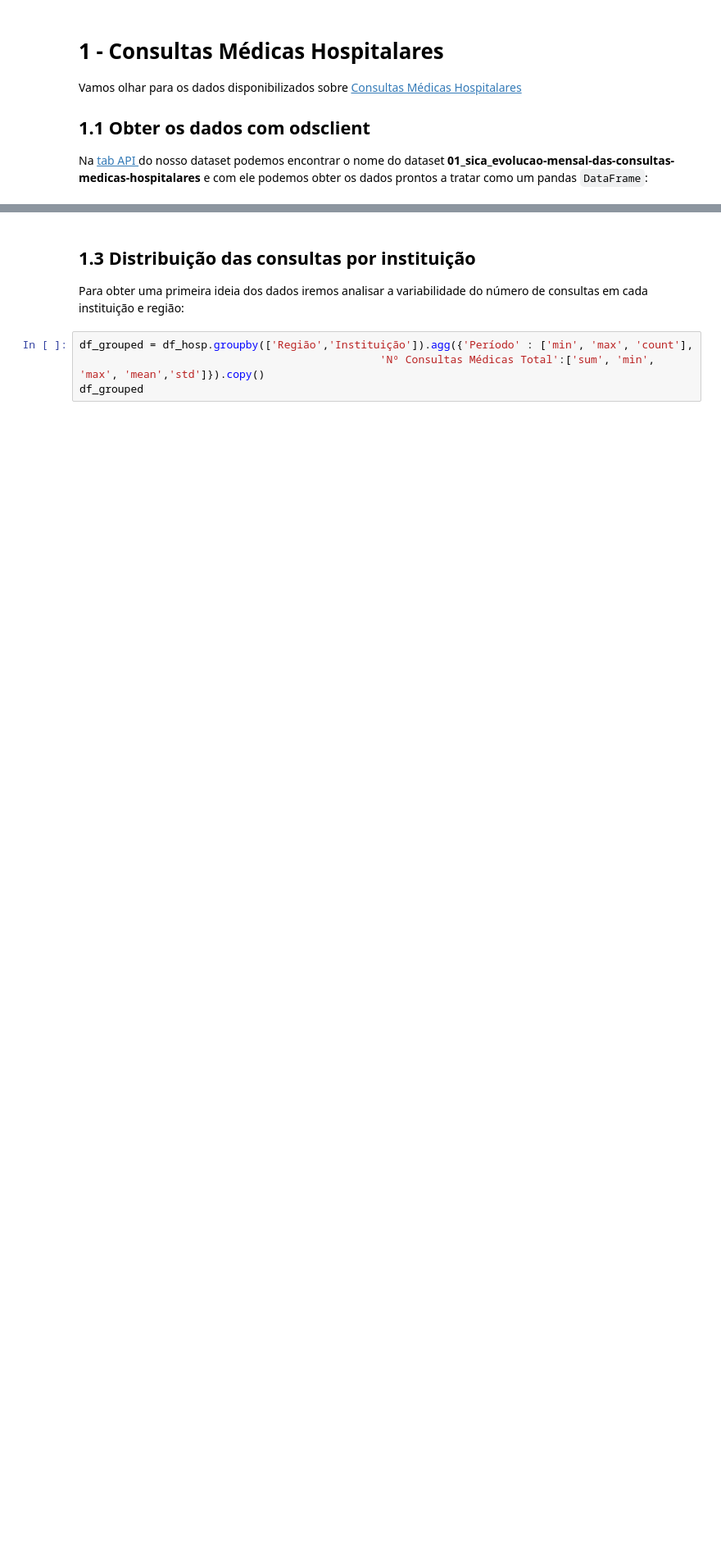
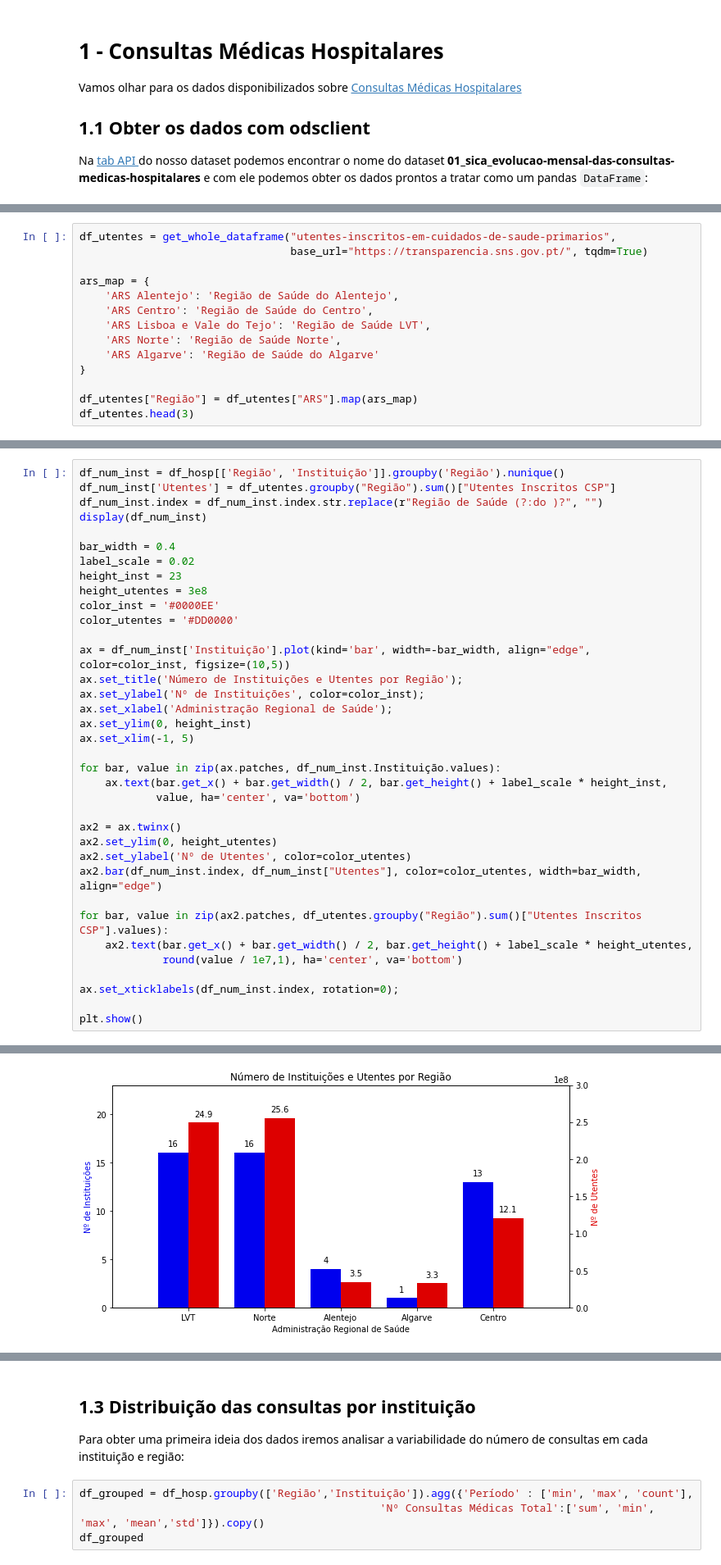
Before and after one commit to zevarela/dssg, a Jupyter notebook: Tutorial_DSSG_2021-06.ipynb, the cells around one changed output, grey strips where cells are left out. Shown at 82% size. Saved outputs shown, nothing was run; the diff lists cells and outputs as text; blank space fills up the shorter version.

```diff
--- a/Tutorial_DSSG_2021-06.ipynb
+++ b/Tutorial_DSSG_2021-06.ipynb
@@ -115,0 +92,14 @@ for bar, value in zip(bars, df_num_inst.Instituição.values):
+# %%
+df_utentes = get_whole_dataframe("utentes-inscritos-em-cuidados-de-saude-primarios",
+                                 base_url="https://transparencia.sns.gov.pt/", tqdm=True)
+
+ars_map = {
+    'ARS Alentejo': 'Região de Saúde do Alentejo',
+    'ARS Centro': 'Região de Saúde do Centro',
+    'ARS Lisboa e Vale do Tejo': 'Região de Saúde LVT',
+    'ARS Norte': 'Região de Saúde Norte',
+    'ARS Algarve': 'Região de Saúde do Algarve'
+}
+
+df_utentes["Região"] = df_utentes["ARS"].map(ars_map)
+df_utentes.head(3)
@@ -115,0 +111,37 @@ for bar, value in zip(bars, df_num_inst.Instituição.values):
+# %%
+df_num_inst = df_hosp[['Região', 'Instituição']].groupby('Região').nunique()
+df_num_inst['Utentes'] = df_utentes.groupby("Região").sum()["Utentes Inscritos CSP"]
+df_num_inst.index = df_num_inst.index.str.replace(r"Região de Saúde (?:do )?", "")
+display(df_num_inst)
+
+bar_width = 0.4
+label_scale = 0.02
+height_inst = 23
+height_utentes = 3e8
+color_inst = '#0000EE'
+color_utentes = '#DD0000'
+
+ax = df_num_inst['Instituição'].plot(kind='bar', width=-bar_width, align="edge", color=color_inst, figsize=(10,5))
+ax.set_title('Número de Instituições e Utentes por Região');
+ax.set_ylabel('Nº de Instituições', color=color_inst);
+ax.set_xlabel('Administração Regional de Saúde');
+ax.set_ylim(0, height_inst)
+ax.set_xlim(-1, 5)
+
+for bar, value in zip(ax.patches, df_num_inst.Instituição.values):
+    ax.text(bar.get_x() + bar.get_width() / 2, bar.get_height() + label_scale * height_inst,
+            value, ha='center', va='bottom')
+
+ax2 = ax.twinx()
+ax2.set_ylim(0, height_utentes)
+ax2.set_ylabel('Nº de Utentes', color=color_utentes)
+ax2.bar(df_num_inst.index, df_num_inst["Utentes"], color=color_utentes, width=bar_width, align="edge")
+
+for bar, value in zip(ax2.patches, df_utentes.groupby("Região").sum()["Utentes Inscritos CSP"].values):
+    ax2.text(bar.get_x() + bar.get_width() / 2, bar.get_height() + label_scale * height_utentes,
+             round(value / 1e7,1), ha='center', va='bottom')
+
+ax.set_xticklabels(df_num_inst.index, rotation=0);
+
+plt.show()
+# %% [output]
@@ -115,0 +155 @@ for bar, value in zip(bars, df_num_inst.Instituição.values):
+[figure, added]
```
Also changed, not shown: parts of 37 cells of this notebook.
